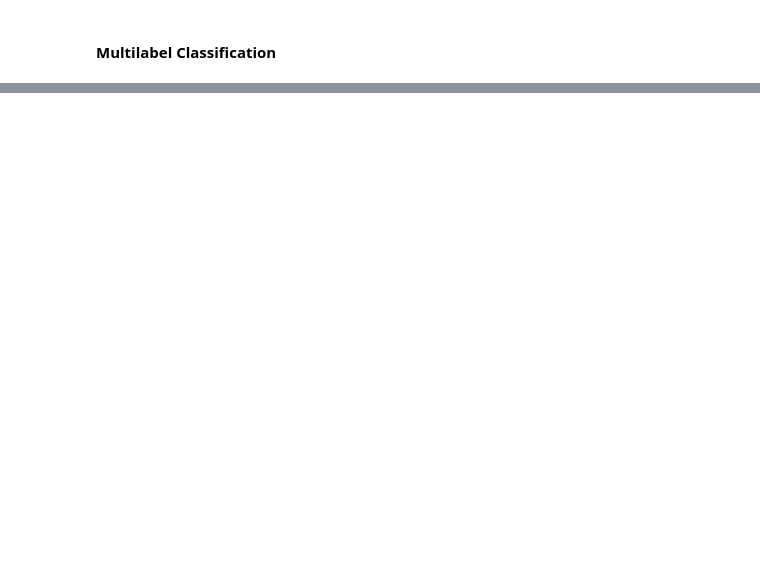
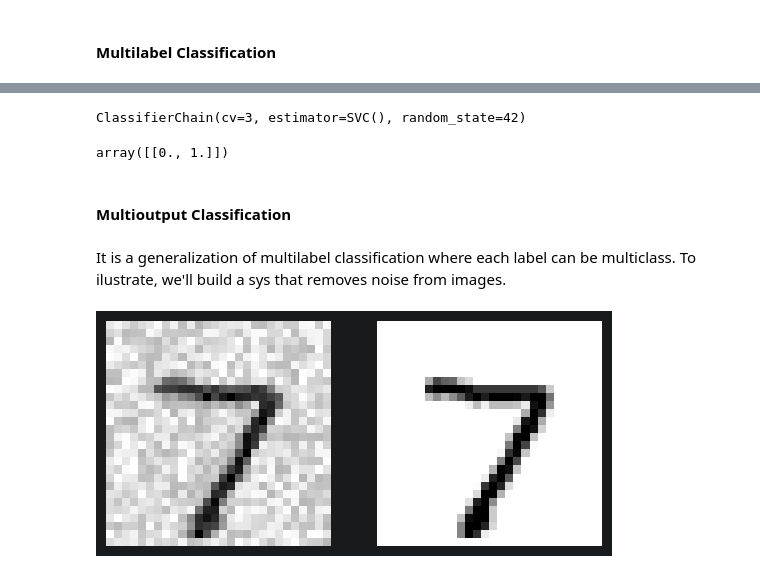
Before and after one commit to AVilums/hands-on-ml, a Jupyter notebook: chapter_3/classification.ipynb, the cells around one changed output, grey strips where cells are left out. Drawn from its saved outputs; the diff is of its cells as text; code cells hidden in the pictures; blank space fills up the shorter version.

```diff
--- a/chapter_3/classification.ipynb
+++ b/chapter_3/classification.ipynb
@@ -348,0 +402,29 @@ knn_clf.predict([some_digit])
+# %%
+from sklearn.multioutput import ClassifierChain
+chain_clf = ClassifierChain(SVC(), cv=3, random_state=42)
+chain_clf.fit(X_train[:2000], y_multilabel[:2000])
+# %% [output]
+ClassifierChain(cv=3, estimator=SVC(), random_state=42)
+# %%
+chain_clf.predict([some_digit])
+# %% [output]
+array([[0., 1.]])
+# %% [markdown]
+#### Multioutput Classification
+# %% [markdown]
+It is a generalization of multilabel classification where each label can be multiclass. To ilustrate, we'll build a sys that removes noise from images.
+# %%
+rng = np.random.default_rng(seed=42)
+noise_train = rng.integers(0, 100, (len(X_train), 784))
+X_train_mod = X_train + noise_train
+noise_test = rng.integers(0, 100, (len(X_test), 784))
+X_test_mod = X_test + noise_test
+y_train_mod = X_train
+y_test_mod = X_test
+# %%
+plt.subplot(121); plot_digit(X_test_mod[0])
+plt.subplot(122); plot_digit(y_test_mod[0])
+
+plt.show()
+# %% [output]
+[figure, added]
```
Also changed, not shown: parts of 31 cells of this notebook.
